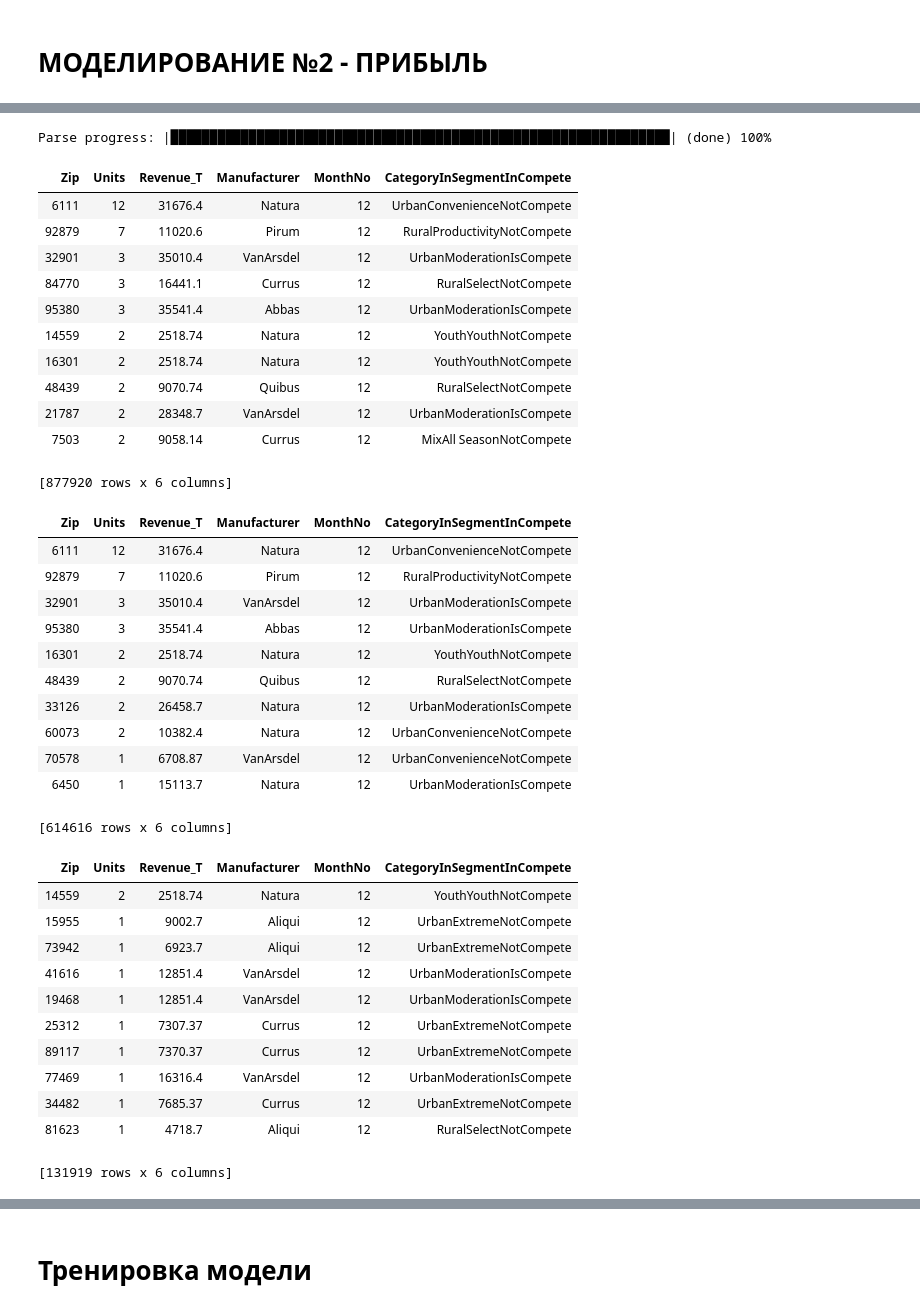
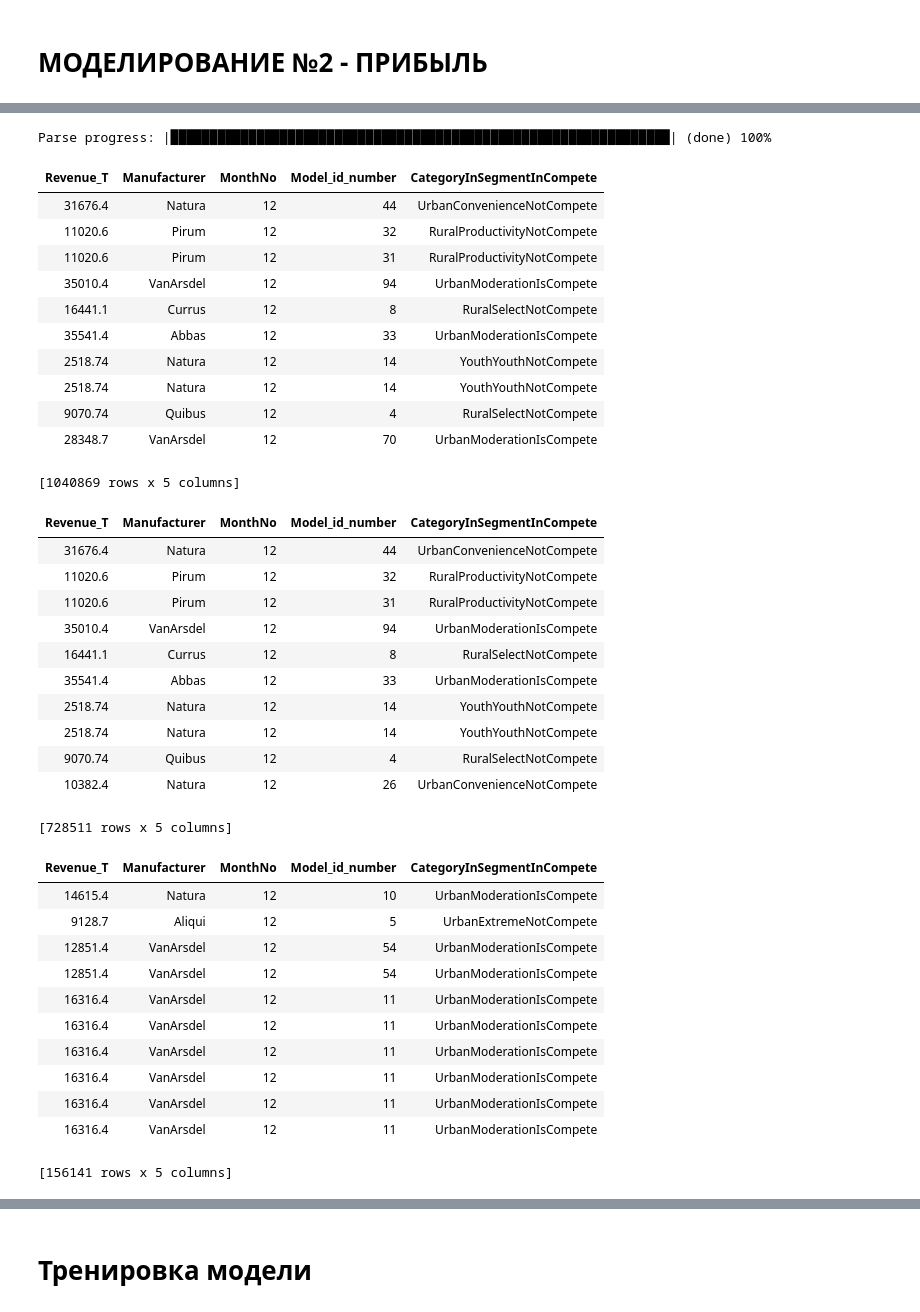
Before and after one commit to DanilVelikiy/Diplom_FinUniver_BigData, a Jupyter notebook: h2o_regressionV2.ipynb, the cells around one changed output, grey strips where cells are left out. Drawn from its saved outputs; the diff is of its cells as text; code cells hidden in the pictures.

```diff
--- a/h2o_regressionV2.ipynb
+++ b/h2o_regressionV2.ipynb
@@ -24,56 +32,60 @@ Checking whether there is an H2O instance running at http://localhost:54321. con
 # %%
 #file = '/content/drive/MyDrive/Colab Notebooks/Diplom/df4eda2clean2.csv'
 file = 'df2prep4regressionV2.csv'
 df = h2o.import_file(file)
 df = df.drop('C1')
-#df = df.drop('ProductID')
+df = df.drop('Model_id')
+# ZIP удалю, до продажи я не знаю куда он пойдет этот товар
+df = df.drop('Zip')
+# то же самое с Units
+df = df.drop('Units')
 df
 # %% [output]
 Parse progress: |████████████████████████████████████████████████████████████████| (done) 100%
-| Zip | Units | Revenue_T | Manufacturer | MonthNo | CategoryInSegmentInCompete |
-| 6111 | 12 | 31676.4 | Natura | 12 | UrbanConvenienceNotCompete |
-| 92879 | 7 | 11020.6 | Pirum | 12 | RuralProductivityNotCompete |
-| 32901 | 3 | 35010.4 | VanArsdel | 12 | UrbanModerationIsCompete |
-| 84770 | 3 | 16441.1 | Currus | 12 | RuralSelectNotCompete |
-| 95380 | 3 | 35541.4 | Abbas | 12 | UrbanModerationIsCompete |
-| 14559 | 2 | 2518.74 | Natura | 12 | YouthYouthNotCompete |
-| 16301 | 2 | 2518.74 | Natura | 12 | YouthYouthNotCompete |
-| 48439 | 2 | 9070.74 | Quibus | 12 | RuralSelectNotCompete |
-| 21787 | 2 | 28348.7 | VanArsdel | 12 | UrbanModerationIsCompete |
-| 7503 | 2 | 9058.14 | Currus | 12 | MixAll SeasonNotCompete |
+| Revenue_T | Manufacturer | MonthNo | Model_id_number | CategoryInSegmentInCompete |
+| 31676.4 | Natura | 12 | 44 | UrbanConvenienceNotCompete |
+| 11020.6 | Pirum | 12 | 32 | RuralProductivityNotCompete |
+| 11020.6 | Pirum | 12 | 31 | RuralProductivityNotCompete |
+| 35010.4 | VanArsdel | 12 | 94 | UrbanModerationIsCompete |
+| 16441.1 | Currus | 12 | 8 | RuralSelectNotCompete |
+| 35541.4 | Abbas | 12 | 33 | UrbanModerationIsCompete |
+| 2518.74 | Natura | 12 | 14 | YouthYouthNotCompete |
+| 2518.74 | Natura | 12 | 14 | YouthYouthNotCompete |
+| 9070.74 | Quibus | 12 | 4 | RuralSelectNotCompete |
+| 28348.7 | VanArsdel | 12 | 70 | UrbanModerationIsCompete |
-[877920 rows x 6 columns]
+[1040869 rows x 5 columns]
 # %%
 train, valid, unseen = df.split_frame(ratios=[0.7, 0.15])
 # %%
 train
 # %% [output]
-| Zip | Units | Revenue_T | Manufacturer | MonthNo | CategoryInSegmentInCompete |
-| 6111 | 12 | 31676.4 | Natura | 12 | UrbanConvenienceNotCompete |
-| 92879 | 7 | 11020.6 | Pirum | 12 | RuralProductivityNotCompete |
-| 32901 | 3 | 35010.4 | VanArsdel | 12 | UrbanModerationIsCompete |
-| 95380 | 3 | 35541.4 | Abbas | 12 | UrbanModerationIsCompete |
-| 16301 | 2 | 2518.74 | Natura | 12 | YouthYouthNotCompete |
-| 48439 | 2 | 9070.74 | Quibus | 12 | RuralSelectNotCompete |
-| 33126 | 2 | 26458.7 | Natura | 12 | UrbanModerationIsCompete |
-| 60073 | 2 | 10382.4 | Natura | 12 | UrbanConvenienceNotCompete |
-| 70578 | 1 | 6708.87 | VanArsdel | 12 | UrbanConvenienceNotCompete |
-| 6450 | 1 | 15113.7 | Natura | 12 | UrbanModerationIsCompete |
+| Revenue_T | Manufacturer | MonthNo | Model_id_number | CategoryInSegmentInCompete |
+| 31676.4 | Natura | 12 | 44 | UrbanConvenienceNotCompete |
+| 11020.6 | Pirum | 12 | 32 | RuralProductivityNotCompete |
+| 11020.6 | Pirum | 12 | 31 | RuralProductivityNotCompete |
+| 35010.4 | VanArsdel | 12 | 94 | UrbanModerationIsCompete |
+| 16441.1 | Currus | 12 | 8 | RuralSelectNotCompete |
+| 35541.4 | Abbas | 12 | 33 | UrbanModerationIsCompete |
+| 2518.74 | Natura | 12 | 14 | YouthYouthNotCompete |
+| 2518.74 | Natura | 12 | 14 | YouthYouthNotCompete |
+| 9070.74 | Quibus | 12 | 4 | RuralSelectNotCompete |
+| 10382.4 | Natura | 12 | 26 | UrbanConvenienceNotCompete |
-[614616 rows x 6 columns]
+[728511 rows x 5 columns]
 # %%
 valid
 # %% [output]
-| Zip | Units | Revenue_T | Manufacturer | MonthNo | CategoryInSegmentInCompete |
-| 14559 | 2 | 2518.74 | Natura | 12 | YouthYouthNotCompete |
-| 15955 | 1 | 9002.7 | Aliqui | 12 | UrbanExtremeNotCompete |
-| 73942 | 1 | 6923.7 | Aliqui | 12 | UrbanExtremeNotCompete |
-| 41616 | 1 | 12851.4 | VanArsdel | 12 | UrbanModerationIsCompete |
-| 19468 | 1 | 12851.4 | VanArsdel | 12 | UrbanModerationIsCompete |
-| 25312 | 1 | 7307.37 | Currus | 12 | UrbanExtremeNotCompete |
-| 89117 | 1 | 7370.37 | Currus | 12 | UrbanExtremeNotCompete |
-| 77469 | 1 | 16316.4 | VanArsdel | 12 | UrbanModerationIsCompete |
-| 34482 | 1 | 7685.37 | Currus | 12 | UrbanExtremeNotCompete |
-| 81623 | 1 | 4718.7 | Aliqui | 12 | RuralSelectNotCompete |
+| Revenue_T | Manufacturer | MonthNo | Model_id_number | CategoryInSegmentInCompete |
+| 14615.4 | Natura | 12 | 10 | UrbanModerationIsCompete |
+| 9128.7 | Aliqui | 12 | 5 | UrbanExtremeNotCompete |
+| 12851.4 | VanArsdel | 12 | 54 | UrbanModerationIsCompete |
+| 12851.4 | VanArsdel | 12 | 54 | UrbanModerationIsCompete |
+| 16316.4 | VanArsdel | 12 | 11 | UrbanModerationIsCompete |
+| 16316.4 | VanArsdel | 12 | 11 | UrbanModerationIsCompete |
+| 16316.4 | VanArsdel | 12 | 11 | UrbanModerationIsCompete |
+| 16316.4 | VanArsdel | 12 | 11 | UrbanModerationIsCompete |
+| 16316.4 | VanArsdel | 12 | 11 | UrbanModerationIsCompete |
+| 16316.4 | VanArsdel | 12 | 11 | UrbanModerationIsCompete |
-[131919 rows x 6 columns]
+[156141 rows x 5 columns]
 # %%
 unseen
 # %% [output]
```
Also changed, not shown: parts of 13 cells of this notebook.
